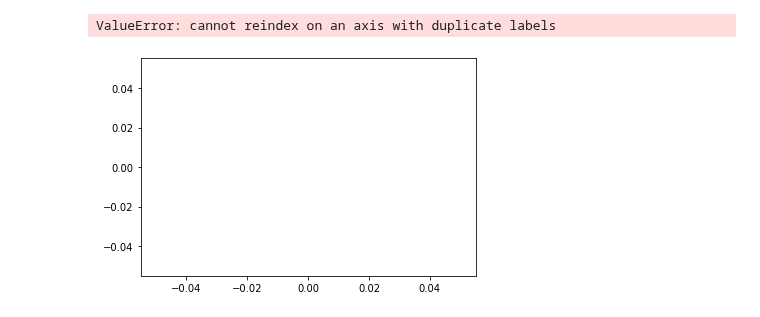
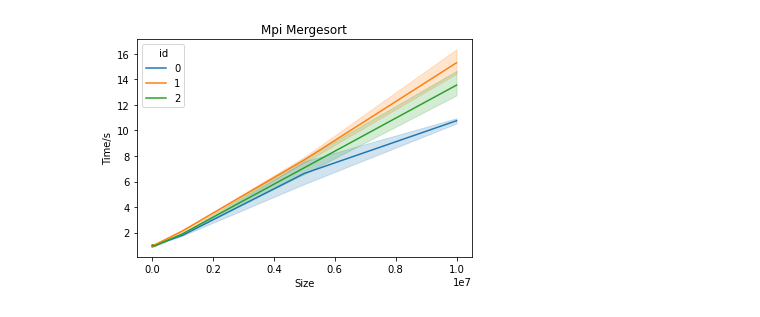
Before and after one commit to cloudmesh/cloudmesh-mpi, a Jupyter notebook: examples/sort/mpi.ipynb, the cells around one changed output. Saved outputs shown, nothing was run; the diff lists cells and outputs as text; code cells hidden in the pictures.

```diff
--- a/examples/sort/mpi.ipynb
+++ b/examples/sort/mpi.ipynb
@@ -7,7 +7,7 @@ from analysis import get_data
 from analysis import read_log, read_logs
 from analysis import generate_average
 # %%
-sizes = [100, 1000, 10000, 100000, 1000000, 10000000]
+sizes = [100, 1000, 10000, 100000, 1000000, 5000000, 10000000]
 # %%
 def plot_benchmark_by_size(df, hue_value, size=None, tag=None, files=None, x="sizes", y="time"):
     names = "-".join(files)
@@ -65,7 +65,7 @@ def read_log(log, size=None, tag="multiprocessing_mergesort"):
 # %%
 tag = "mpi_mergesort"
 node = "2400MHz"
-ids = ["0", "1"]
+ids = ["0", "1", "2"]
 files = ["alex"]
 frames = []
 for file in files:
@@ -83,7 +83,7 @@ df = pd.DataFrame()
 for frame in frames:
     _df = pd.DataFrame(data=frame,
                 columns=["processes", "time", "size", "id", "name", "tag"])
-    df = pd.concat([df, _df])
+    df = pd.concat([df, _df], ignore_index=True)
 print(df)
-plot_benchmark_by_size(df, "id", tag, ids, x="size", y="time")
+plot_benchmark_by_size(df, "id", tag=tag, files=ids, x="size", y="time")
 # %% [output]
@@ -104,2 +104 @@ plot_benchmark_by_size(df, "id", tag, ids, x="size", y="time")
-ValueError: cannot reindex on an axis with duplicate labels
-[figure, old version]
+[figure, new version]
```
Also changed, not shown: parts of 2 cells of this notebook, 20 other files.
